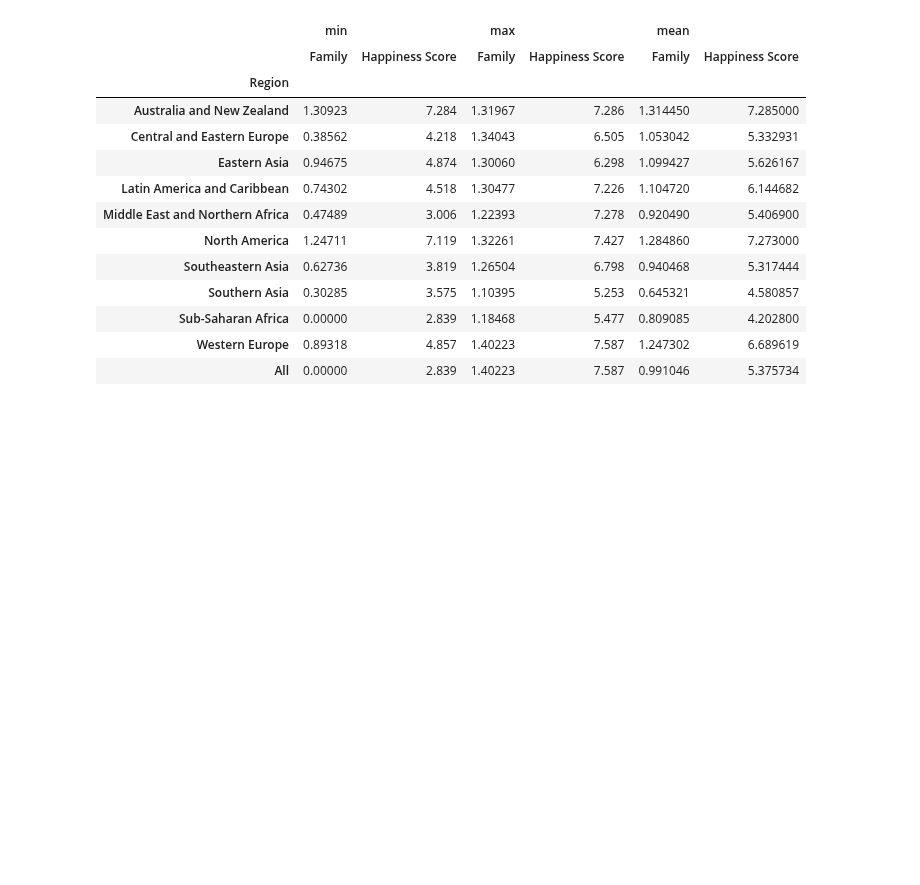
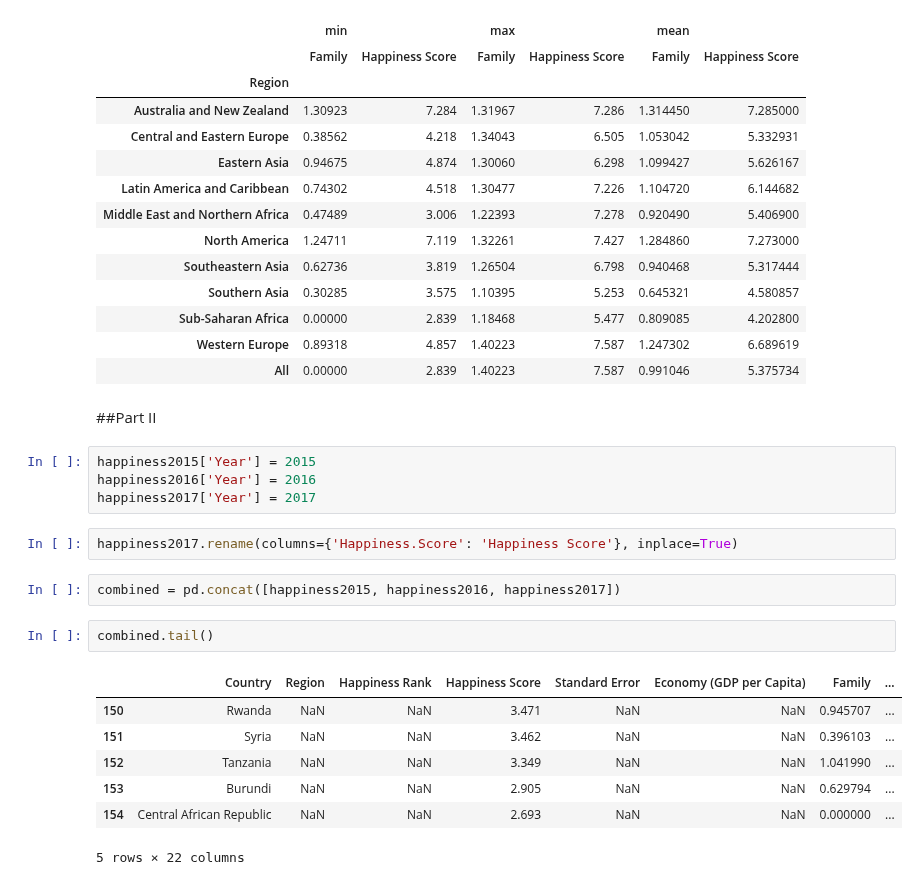
Before and after one commit to Krzesimir13/DataQuest, a Jupyter notebook: world_happiness.ipynb, the cells around one changed output. Saved outputs shown, nothing was run; the diff lists cells and outputs as text; blank space fills up the shorter version.

```diff
--- a/world_happiness.ipynb
+++ b/world_happiness.ipynb
@@ -249,3 +254,23 @@ pv_happy_family_stats
 | Sub-Saharan Africa | 0.00000 | 2.839 | 1.18468 | 5.477 | 0.809085 | 4.202800 |
 | Western Europe | 0.89318 | 4.857 | 1.40223 | 7.587 | 1.247302 | 6.689619 |
 | All | 0.00000 | 2.839 | 1.40223 | 7.587 | 0.991046 | 5.375734 |
+# %% [markdown]
+##Part II
+# %%
+happiness2015['Year'] = 2015
+happiness2016['Year'] = 2016
+happiness2017['Year'] = 2017
+# %%
+happiness2017.rename(columns={'Happiness.Score': 'Happiness Score'}, inplace=True)
+# %%
+combined = pd.concat([happiness2015, happiness2016, happiness2017])
+# %%
+combined.tail()
+# %% [output]
+|  | Country | Region | Happiness Rank | Happiness Score | Standard Error | Economy (GDP per Capita) | Family | ... |
+| 150 | Rwanda | NaN | NaN | 3.471 | NaN | NaN | 0.945707 | ... |
+| 151 | Syria | NaN | NaN | 3.462 | NaN | NaN | 0.396103 | ... |
+| 152 | Tanzania | NaN | NaN | 3.349 | NaN | NaN | 1.041990 | ... |
+| 153 | Burundi | NaN | NaN | 2.905 | NaN | NaN | 0.629794 | ... |
+| 154 | Central African Republic | NaN | NaN | 2.693 | NaN | NaN | 0.000000 | ... |
+5 rows × 22 columns
```
Also changed, not shown: parts of 8 cells of this notebook.
